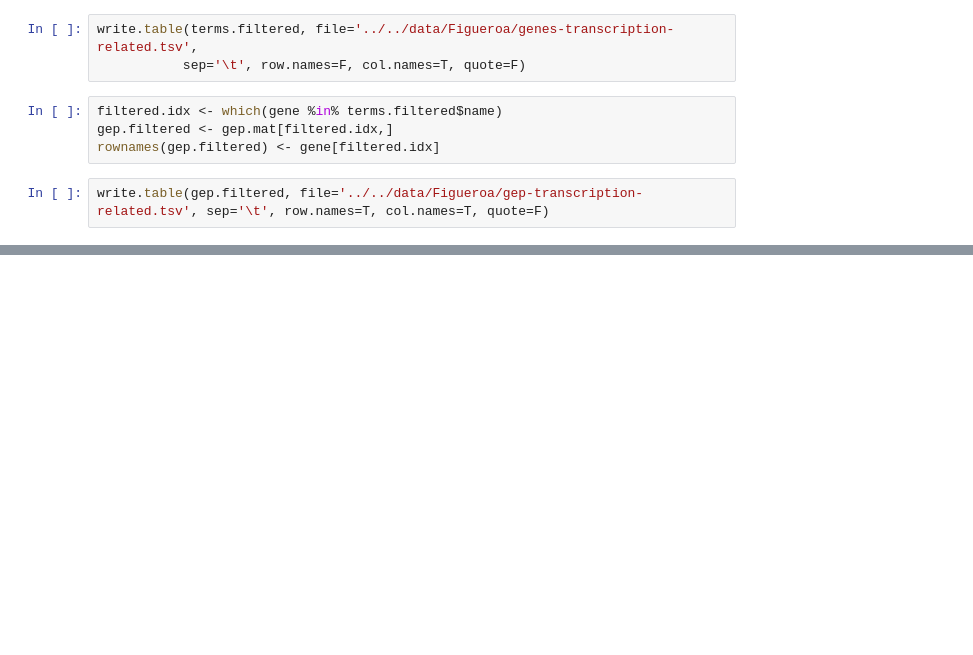
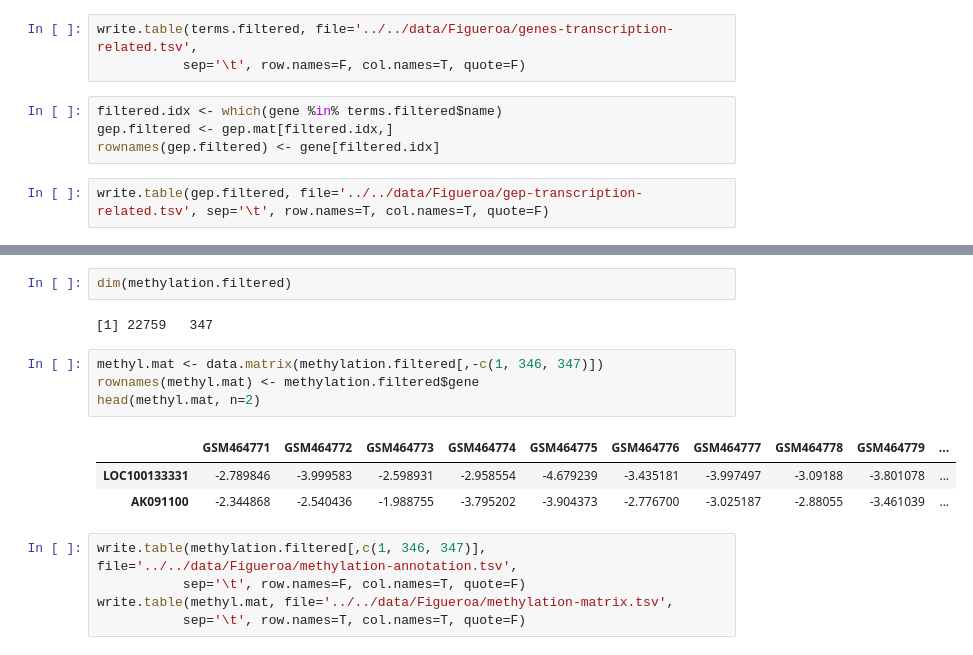
Before and after one commit to Mamie/MethylationPrediction, a Jupyter notebook: notebook/Figueroa/preprocessing.ipynb, the cells around one changed output, grey strips where cells are left out. Saved outputs shown, nothing was run; the diff lists cells and outputs as text; blank space fills up the shorter version.

```diff
--- a/notebook/Figueroa/preprocessing.ipynb
+++ b/notebook/Figueroa/preprocessing.ipynb
@@ -85,0 +108,17 @@ write.table(gep.filtered, file='../../data/Figueroa/gep-transcription-related.ts
+# %%
+dim(methylation.filtered)
+# %% [output]
+[1] 22759   347
+# %%
+methyl.mat <- data.matrix(methylation.filtered[,-c(1, 346, 347)])
+rownames(methyl.mat) <- methylation.filtered$gene
+head(methyl.mat, n=2)
+# %% [output]
+|  | GSM464771 | GSM464772 | GSM464773 | GSM464774 | GSM464775 | GSM464776 | GSM464777 | GSM464778 | GSM464779 | ... |
+| LOC100133331 | -2.789846 | -3.999583 | -2.598931 | -2.958554 | -4.679239 | -3.435181 | -3.997497 | -3.09188 | -3.801078 | ... |
+| AK091100 | -2.344868 | -2.540436 | -1.988755 | -3.795202 | -3.904373 | -2.776700 | -3.025187 | -2.88055 | -3.461039 | ... |
+# %%
+write.table(methylation.filtered[,c(1, 346, 347)], file='../../data/Figueroa/methylation-annotation.tsv',
+           sep='\t', row.names=F, col.names=T, quote=F)
+write.table(methyl.mat, file='../../data/Figueroa/methylation-matrix.tsv',
+           sep='\t', row.names=T, col.names=T, quote=F)
```
Also changed, not shown: parts of 14 cells of this notebook, 6 other files.
